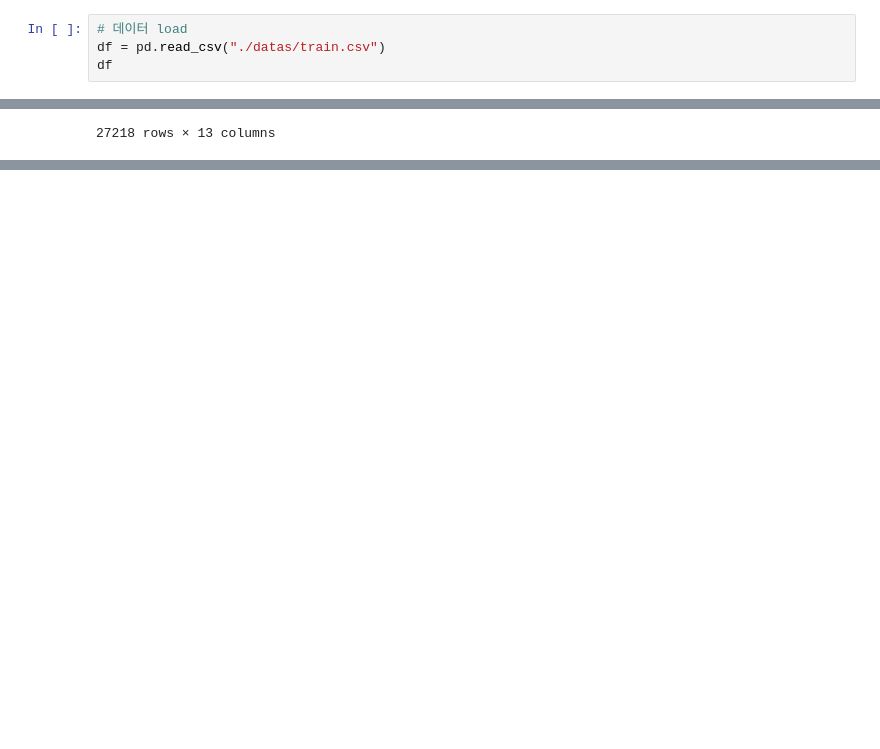
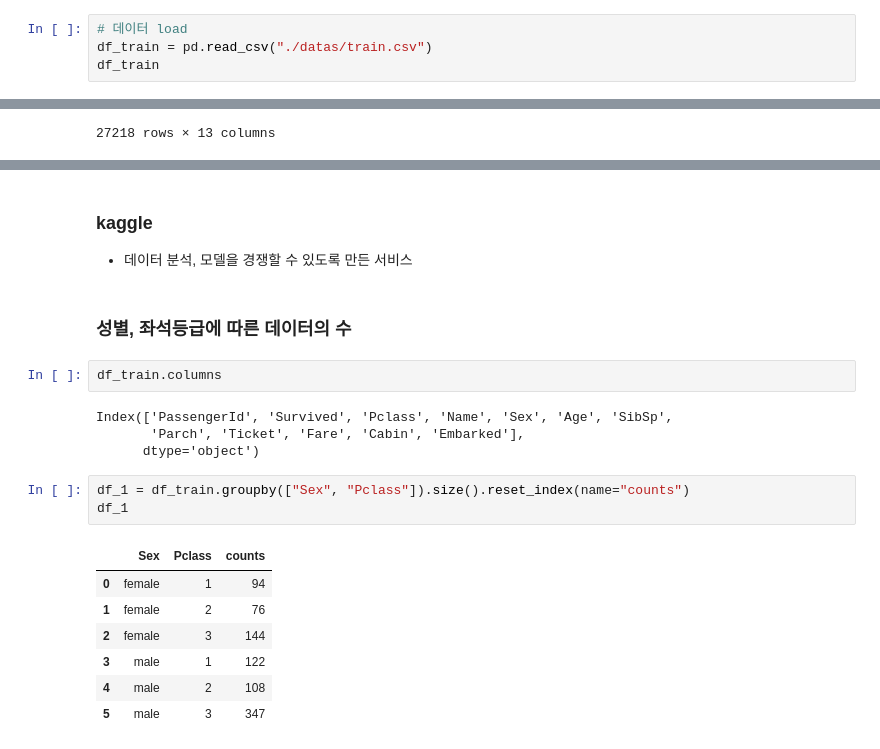
Before and after one commit to kimjaemin95/python_data_science, a Jupyter notebook: 파이썬-pandas/exam_03_pandas_pivot.ipynb, the cells around one changed output, grey strips where cells are left out. Drawn from its saved outputs; the diff is of its cells as text; blank space fills up the shorter version.

```diff
--- a/파이썬-pandas/exam_03_pandas_pivot.ipynb
+++ b/파이썬-pandas/exam_03_pandas_pivot.ipynb
@@ -8,8 +8,8 @@
 - 데이터 프레임을 저장, 로드
 # %%
 # 데이터 load
-df = pd.read_csv("./datas/train.csv")
-df
+df_train = pd.read_csv("./datas/train.csv")
+df_train
 # %% [output]
 |  | PassengerId | Survived | Pclass | Name | Sex | Age | SibSp | Parch | Ticket | Fare | ... |
 | 0 | 1 | 0 | 3 | Braund, Mr. Owen Harris | male | 22.0 | 1 | 0 | A/5 21171 | 7.2500 | ... |
@@ -83,0 +81,22 @@ df_2014.groupby("RACE_DE").agg("count")
+# %% [markdown]
+### kaggle
+- 데이터 분석, 모델을 경쟁할 수 있도록 만든 서비스
+# %% [markdown]
+### 성별, 좌석등급에 따른 데이터의 수
+# %%
+df_train.columns
+# %% [output]
+Index(['PassengerId', 'Survived', 'Pclass', 'Name', 'Sex', 'Age', 'SibSp',
+       'Parch', 'Ticket', 'Fare', 'Cabin', 'Embarked'],
+      dtype='object')
+# %%
+df_1 = df_train.groupby(["Sex", "Pclass"]).size().reset_index(name="counts")
+df_1
+# %% [output]
+|  | Sex | Pclass | counts |
+| 0 | female | 1 | 94 |
+| 1 | female | 2 | 76 |
+| 2 | female | 3 | 144 |
+| 3 | male | 1 | 122 |
+| 4 | male | 2 | 108 |
+| 5 | male | 3 | 347 |
```
Also changed, not shown: parts of 15 cells of this notebook.
